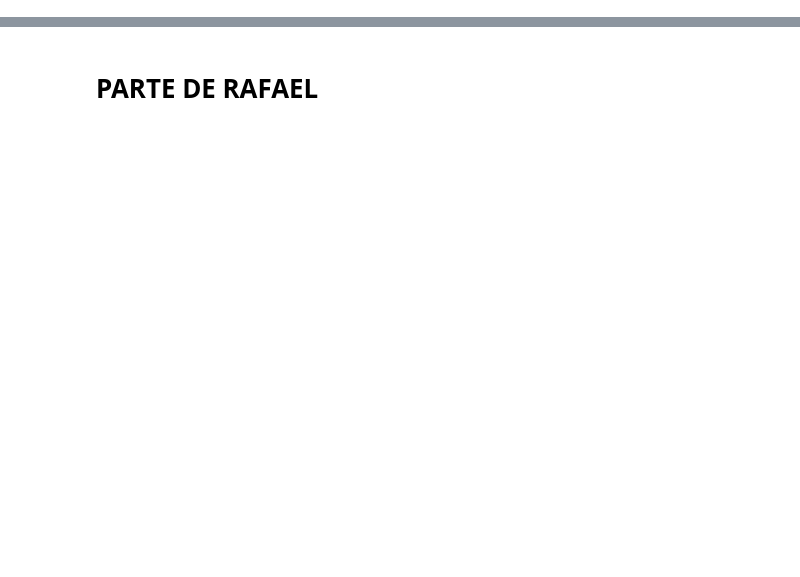
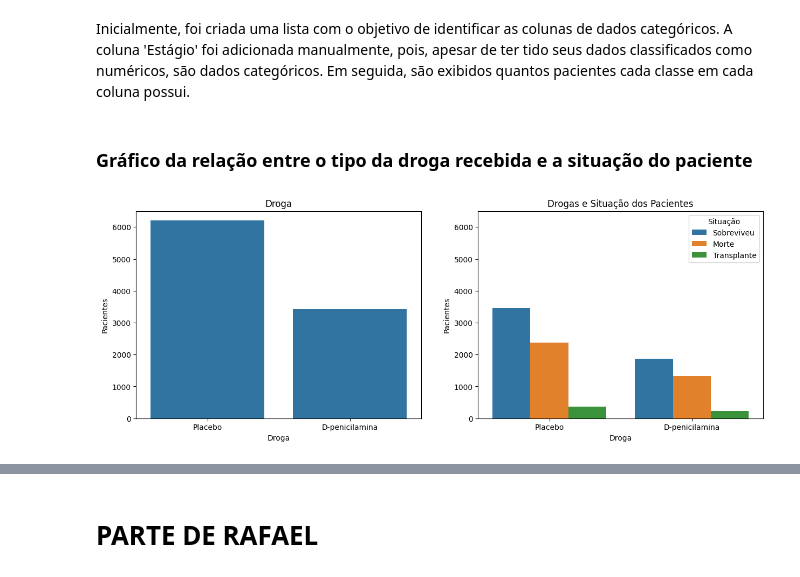
Before and after one commit to rodrigo0567/Cirrosifier-TRAINEES1, a Jupyter notebook: notebooks/eda_categoricos.ipynb, the cells around one changed output, grey strips where cells are left out. Drawn from its saved outputs; the diff is of its cells as text; code cells hidden in the pictures; blank space fills up the shorter version.

Commit message:
eda-categoricos-e-dados-convertidos

```diff
--- a/notebooks/eda_categoricos.ipynb
+++ b/notebooks/eda_categoricos.ipynb
@@ -0,0 +49,23 @@
+# %% [markdown]
+Inicialmente, foi criada uma lista com o objetivo de identificar as colunas de dados categóricos. A coluna 'Estágio' foi adicionada manualmente, pois, apesar de ter tido seus dados classificados como numéricos, são dados categóricos. Em seguida, são exibidos quantos pacientes cada classe em cada coluna possui.
+# %% [markdown]
+### Gráfico da relação entre o tipo da droga recebida e a situação do paciente
+# %%
+fig, axs = plt.subplots(1, 2, figsize=(15, 5))
+
+sns.countplot(data=df_cirrose, x='Droga', ax=axs[0])
+axs[0].set_title('Droga')
+axs[0].set_xlabel('Droga')
+axs[0].set_ylabel('Pacientes')
+axs[0].set_ylim(0, 6500)
+
+sns.countplot(data=df_cirrose, x='Droga', hue='Situação', ax=axs[1])
+axs[1].set_title('Drogas e Situação dos Pacientes')
+axs[1].set_xlabel('Droga')
+axs[1].set_ylabel('Pacientes')
+axs[1].legend(title='Situação')
+axs[1].set_ylim(0, 6500)
+
+plt.show()
+# %% [output]
+[figure, added]
```
Also changed, not shown: parts of 27 cells of this notebook, 1 other file.
